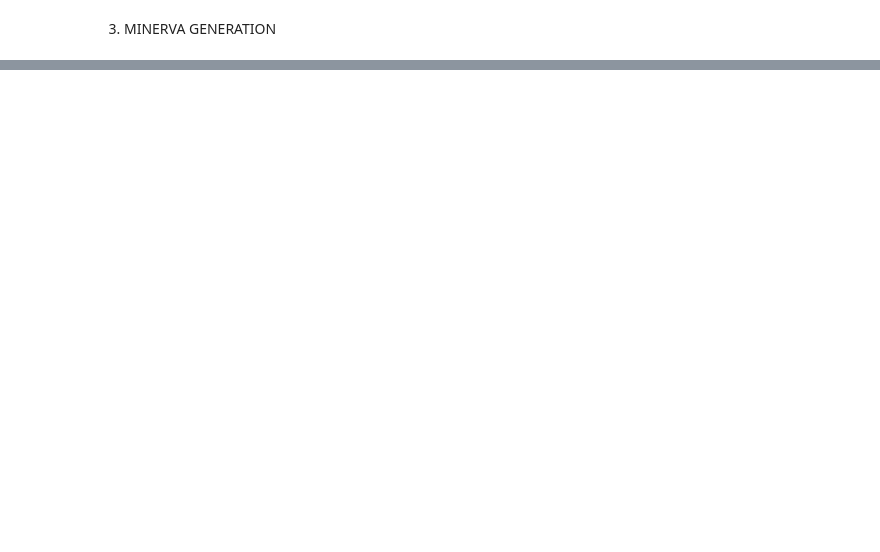
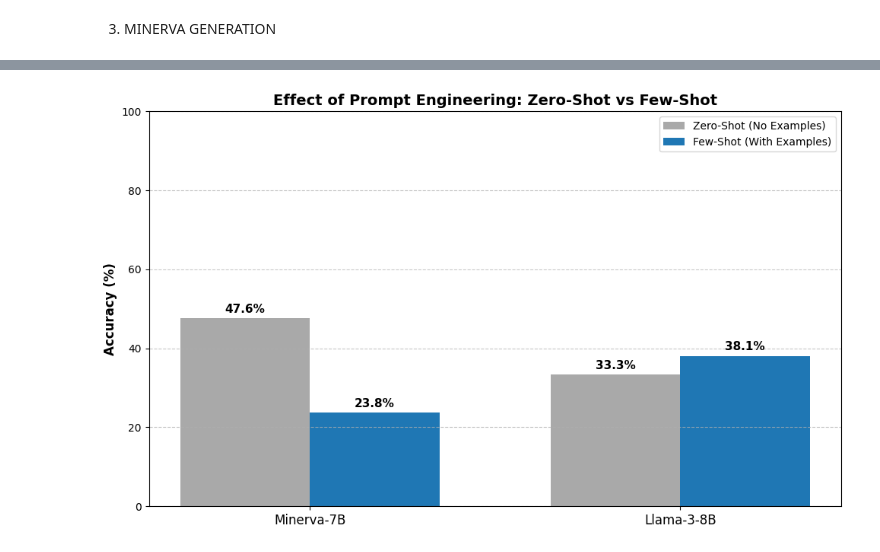
Before and after one commit to nikpournastaran/Minerva-RAG-Grammar, a Jupyter notebook: Minerva_RAG_Grammar.ipynb, the cells around one changed output, grey strips where cells are left out. Saved outputs shown, nothing was run; the diff lists cells and outputs as text; code cells hidden in the pictures; blank space fills up the shorter version.

```diff
--- a/Minerva_RAG_Grammar.ipynb
+++ b/Minerva_RAG_Grammar.ipynb
@@ -457,0 +1898,80 @@ else:
+# %%
+import pandas as pd
+import matplotlib.pyplot as plt
+import numpy as np
+import os
+
+print("📊 FINAL THESIS REPORT GENERATION")
+print("="*40)
+
+# تعریف فایل‌ها
+files = {
+    "Minerva (Zero-Shot)": "thesis_evaluation_results.csv",
+    "Minerva (Few-Shot)": "minerva_fs_eval.csv",
+    "Llama-3 (Zero-Shot)": "llama_evaluation_results.csv",
+    "Llama-3 (Few-Shot)": "llama_fs_eval.csv"
+}
+
+results = {}
+
+# خواندن و محاسبه دقت
+for name, filepath in files.items():
+    if os.path.exists(filepath):
+        try:
+            df = pd.read_csv(filepath)
+            # پیدا کردن ستون نمره (ممکن است score یا judge_score باشد)
+            score_col = 'score' if 'score' in df.columns else 'judge_score'
+
+            # محاسبه دقت (نمره ۴ و ۵ قبول است)
+            accuracy = (df[score_col] >= 4).mean() * 100
+            results[name] = accuracy
+            print(f"✅ {name}: {accuracy:.2f}%")
+        except Exception as e:
+            print(f"❌ Error reading {name}: {e}")
+            results[name] = 0
+    else:
+        print(f"⚠️ Missing file for {name} (Upload it to see results!)")
+        results[name] = 0
+
+print("="*40)
+
+# --- رسم نمودار حرفه‌ای ---
+models = ['Minerva-7B', 'Llama-3-8B']
+zero_shot_scores = [results["Minerva (Zero-Shot)"], results["Llama-3 (Zero-Shot)"]]
+few_shot_scores = [results["Minerva (Few-Shot)"], results["Llama-3 (Few-Shot)"]]
+
+x = np.arange(len(models))  # موقعیت لیبل‌ها
+width = 0.35  # عرض ستون‌ها
+
+fig, ax = plt.subplots(figsize=(10, 6))
+rects1 = ax.bar(x - width/2, zero_shot_scores, width, label='Zero-Shot (No Examples)', color='#A9A9A9') # طوسی
+rects2 = ax.bar(x + width/2, few_shot_scores, width, label='Few-Shot (With Examples)', color='#1f77b4') # آبی
+
+# خوشگل‌سازی نمودار
+ax.set_ylabel('Accuracy (%)', fontsize=12, fontweight='bold')
+ax.set_title('Effect of Prompt Engineering: Zero-Shot vs Few-Shot', fontsize=14, fontweight='bold')
+ax.set_xticks(x)
+ax.set_xticklabels(models, fontsize=12)
+ax.set_ylim(0, 100)
+ax.legend()
+ax.grid(axis='y', linestyle='--', alpha=0.7)
+
+# تابع نوشتن عدد روی ستون‌ها
+def autolabel(rects):
+    for rect in rects:
+        height = rect.get_height()
+        ax.annotate(f'{height:.1f}%',
+                    xy=(rect.get_x() + rect.get_width() / 2, height),
+                    xytext=(0, 3),  # 3 points vertical offset
+                    textcoords="offset points",
+                    ha='center', va='bottom', fontweight='bold', fontsize=11)
+
+autolabel(rects1)
+autolabel(rects2)
+
+plt.tight_layout()
+plt.savefig('final_thesis_chart.png', dpi=300)
+plt.show()
+
+print("\n✅ Chart saved as 'final_thesis_chart.png'. DOWNLOAD IT NOW!")
+# %% [output]
@@ -457,0 +1985 @@ else:
+[figure, added]
```
Also changed, not shown: parts of 25 cells of this notebook.
